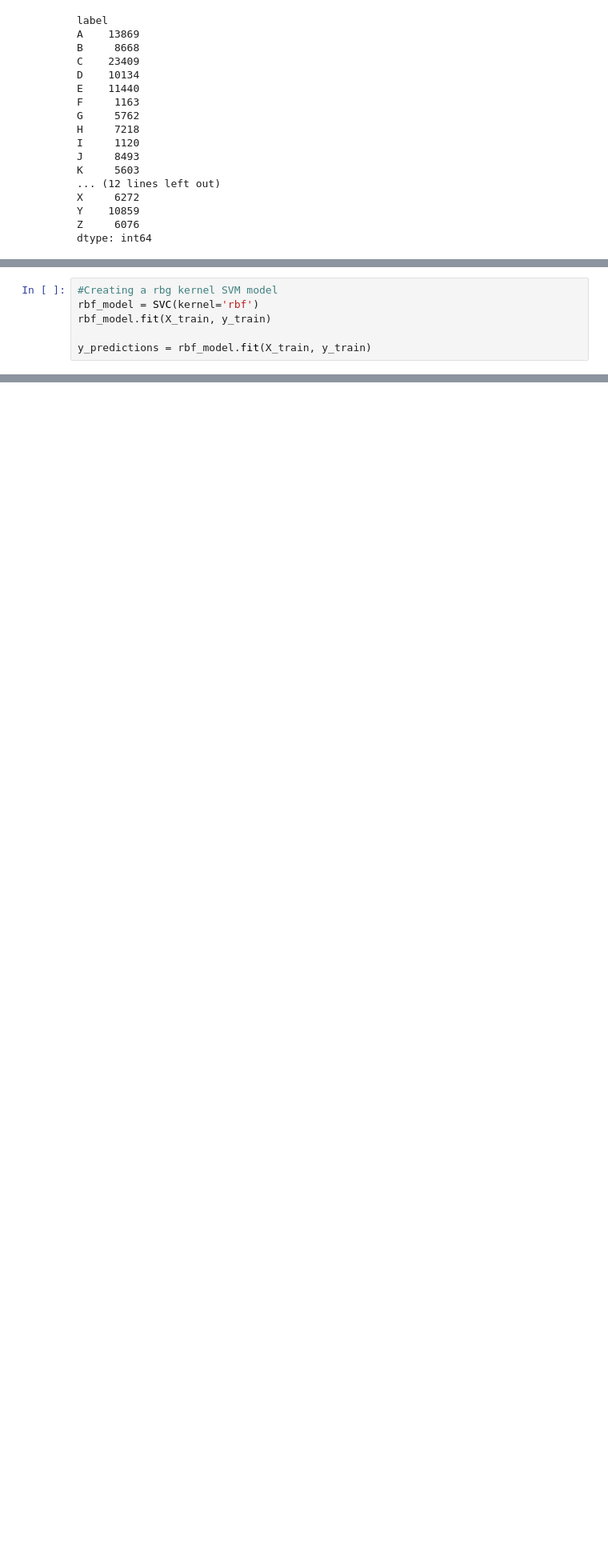
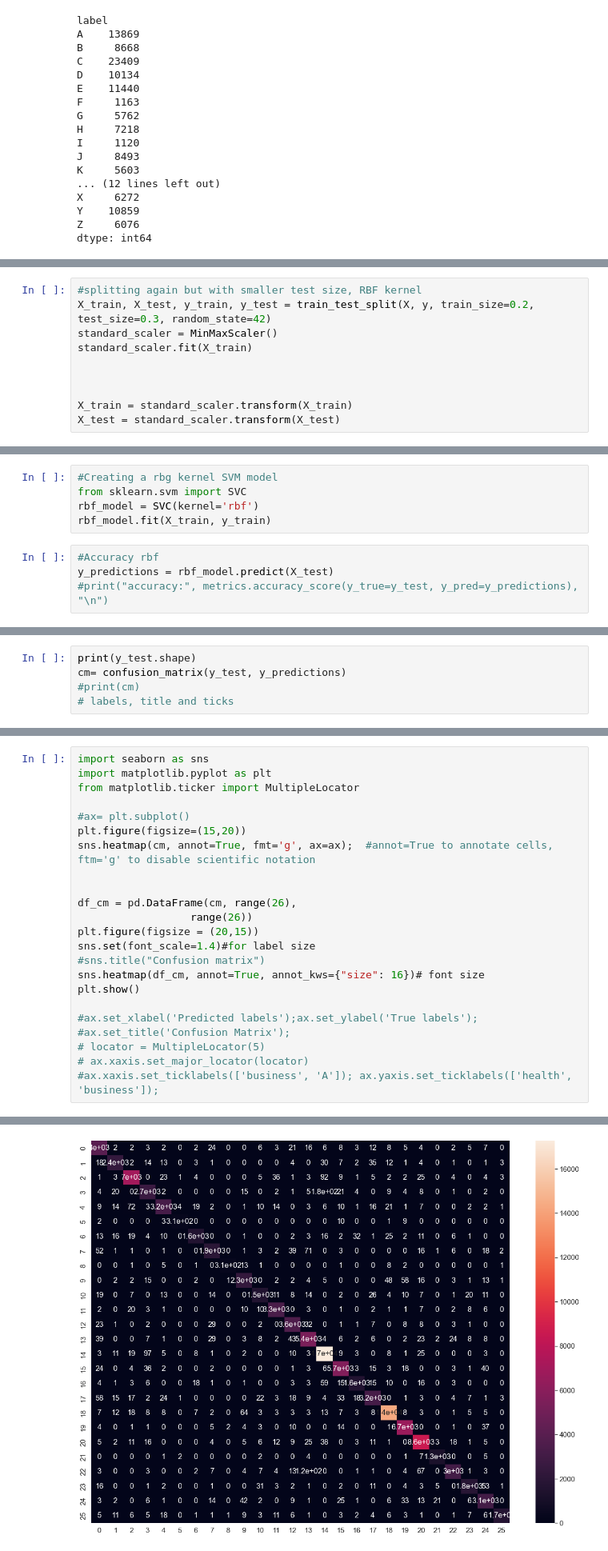
Before and after one commit to Bandabou/CNN-letter-classification, a Jupyter notebook: ML-Back-End/CNN.ipynb, the cells around one changed output, grey strips where cells are left out. Shown: that part at 80% size. Drawn from its saved outputs; the diff is of its cells as text; blank space fills up the shorter version.

```diff
--- a/ML-Back-End/CNN.ipynb
+++ b/ML-Back-End/CNN.ipynb
@@ -155,0 +197,10 @@ print("accuracy:", metrics.accuracy_score(y_true=y_test, y_pred=y_predictions),
+# %%
+#splitting again but with smaller test size, RBF kernel
+X_train, X_test, y_train, y_test = train_test_split(X, y, train_size=0.2, test_size=0.3, random_state=42)
+standard_scaler = MinMaxScaler()
+standard_scaler.fit(X_train)
+
+
+
+X_train = standard_scaler.transform(X_train)
+X_test = standard_scaler.transform(X_test)
@@ -156,6 +217,9 @@ print("accuracy:", metrics.accuracy_score(y_true=y_test, y_pred=y_predictions),
 # %%
 #Creating a rbg kernel SVM model
+from sklearn.svm import SVC
 rbf_model = SVC(kernel='rbf')
 rbf_model.fit(X_train, y_train)
-
-y_predictions = rbf_model.fit(X_train, y_train)
+# %%
+#Accuracy rbf
+y_predictions = rbf_model.predict(X_test)
+#print("accuracy:", metrics.accuracy_score(y_true=y_test, y_pred=y_predictions), "\n")
@@ -161,0 +232,5 @@ y_predictions = rbf_model.fit(X_train, y_train)
+# %%
+print(y_test.shape)
+cm= confusion_matrix(y_test, y_predictions)
+#print(cm)
+# labels, title and ticks
@@ -161,0 +239,24 @@ y_predictions = rbf_model.fit(X_train, y_train)
+# %%
+import seaborn as sns
+import matplotlib.pyplot as plt
+from matplotlib.ticker import MultipleLocator
+
+#ax= plt.subplot()
+plt.figure(figsize=(15,20))
+sns.heatmap(cm, annot=True, fmt='g', ax=ax);  #annot=True to annotate cells, ftm='g' to disable scientific notation
+
+
+df_cm = pd.DataFrame(cm, range(26),
+                  range(26))
+plt.figure(figsize = (20,15))
+sns.set(font_scale=1.4)#for label size
+#sns.title("Confusion matrix")
+sns.heatmap(df_cm, annot=True, annot_kws={"size": 16})# font size
+plt.show()
+
+#ax.set_xlabel('Predicted labels');ax.set_ylabel('True labels');
+#ax.set_title('Confusion Matrix');
+# locator = MultipleLocator(5)
+# ax.xaxis.set_major_locator(locator)
+#ax.xaxis.set_ticklabels(['business', 'A']); ax.yaxis.set_ticklabels(['health', 'business']);
+# %% [output]
@@ -161,0 +264 @@ y_predictions = rbf_model.fit(X_train, y_train)
+[figure, added]
```
Also changed, not shown: parts of 22 cells of this notebook.
